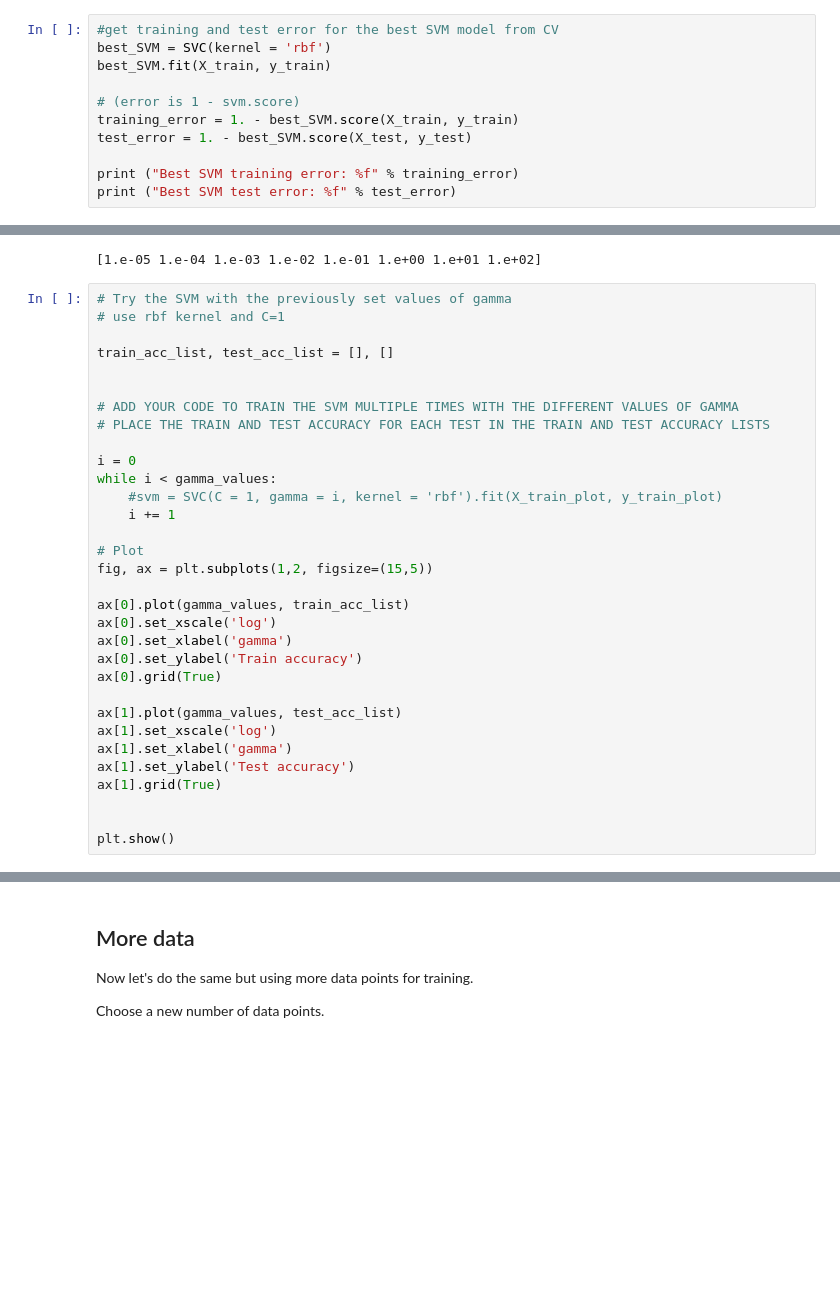
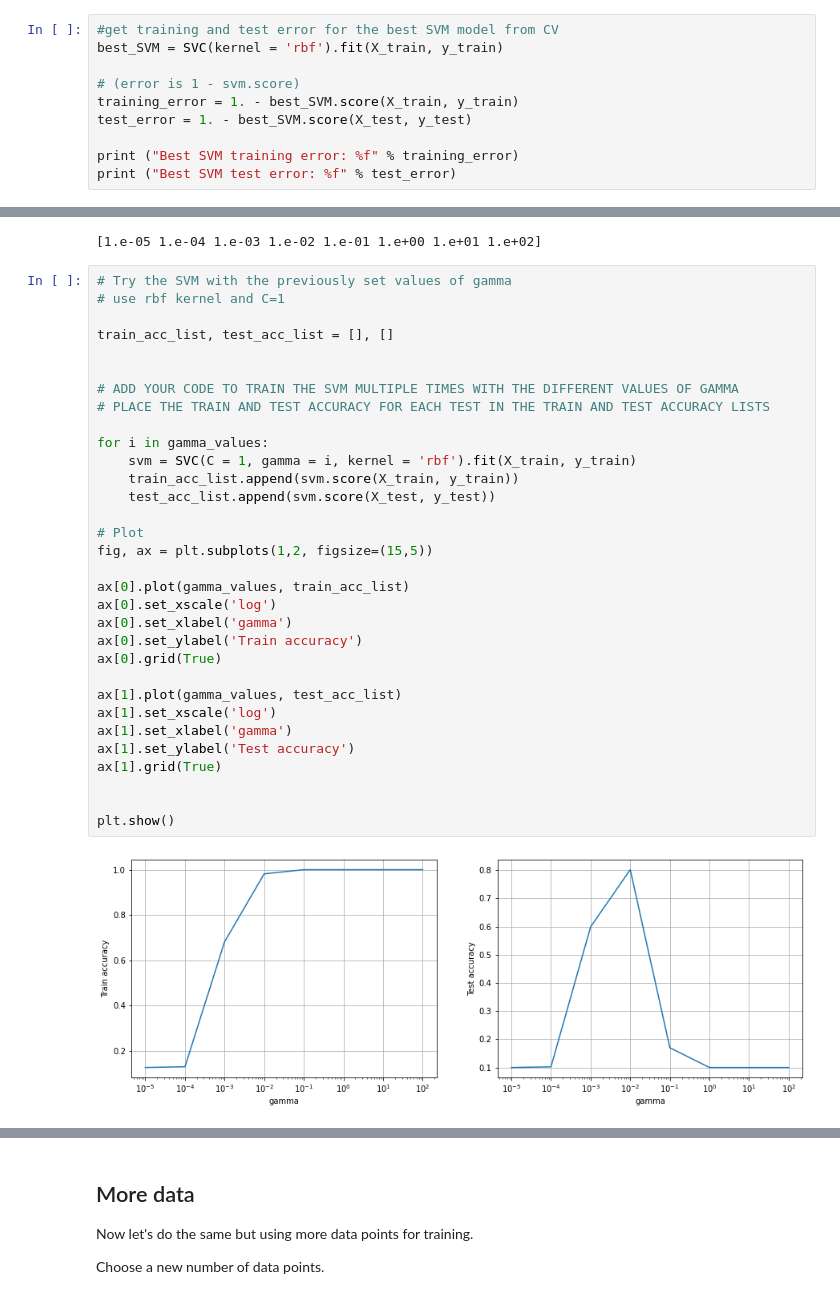
Before and after one commit to vittorioexp/machine-learning-exercises, a Jupyter notebook: homework2/esposito_vittorio_lab2.ipynb, the cells around one changed output, grey strips where cells are left out. Cells and saved outputs as stored; diff of their text form; blank space fills up the shorter version.

```diff
--- a/homework2/esposito_vittorio_lab2.ipynb
+++ b/homework2/esposito_vittorio_lab2.ipynb
@@ -296,8 +296,7 @@ What do you observe when using linear, polynomial and RBF kernels on this datase
 Report here the best SVM kernel and parameters
 # %%
 #get training and test error for the best SVM model from CV
-best_SVM = SVC(kernel = 'rbf')
-best_SVM.fit(X_train, y_train)
+best_SVM = SVC(kernel = 'rbf').fit(X_train, y_train)
 
 # (error is 1 - svm.score)
 training_error = 1. - best_SVM.score(X_train, y_train)
@@ -323,35 +322,37 @@ print(gamma_values)
 # %%
 # Try the SVM with the previously set values of gamma
 # use rbf kernel and C=1
 
 train_acc_list, test_acc_list = [], []
 
 
 # ADD YOUR CODE TO TRAIN THE SVM MULTIPLE TIMES WITH THE DIFFERENT VALUES OF GAMMA
 # PLACE THE TRAIN AND TEST ACCURACY FOR EACH TEST IN THE TRAIN AND TEST ACCURACY LISTS
 
-i = 0
-while i < gamma_values:
-    #svm = SVC(C = 1, gamma = i, kernel = 'rbf').fit(X_train_plot, y_train_plot)
-    i += 1
+for i in gamma_values:
+    svm = SVC(C = 1, gamma = i, kernel = 'rbf').fit(X_train, y_train)
+    train_acc_list.append(svm.score(X_train, y_train))
+    test_acc_list.append(svm.score(X_test, y_test))
 
 # Plot
 fig, ax = plt.subplots(1,2, figsize=(15,5))
 
 ax[0].plot(gamma_values, train_acc_list)
 ax[0].set_xscale('log')
 ax[0].set_xlabel('gamma')
 ax[0].set_ylabel('Train accuracy')
 ax[0].grid(True)
 
 ax[1].plot(gamma_values, test_acc_list)
 ax[1].set_xscale('log')
 ax[1].set_xlabel('gamma')
 ax[1].set_ylabel('Test accuracy')
 ax[1].grid(True)
 
 
 plt.show()
+# %% [output]
+[figure, added]
 # %% [markdown]
 ## QUESTION 2
 How do the train and test error change when changing gamma ? Which is the best value of gamma ?
```
Also changed, not shown: parts of 15 cells of this notebook.
